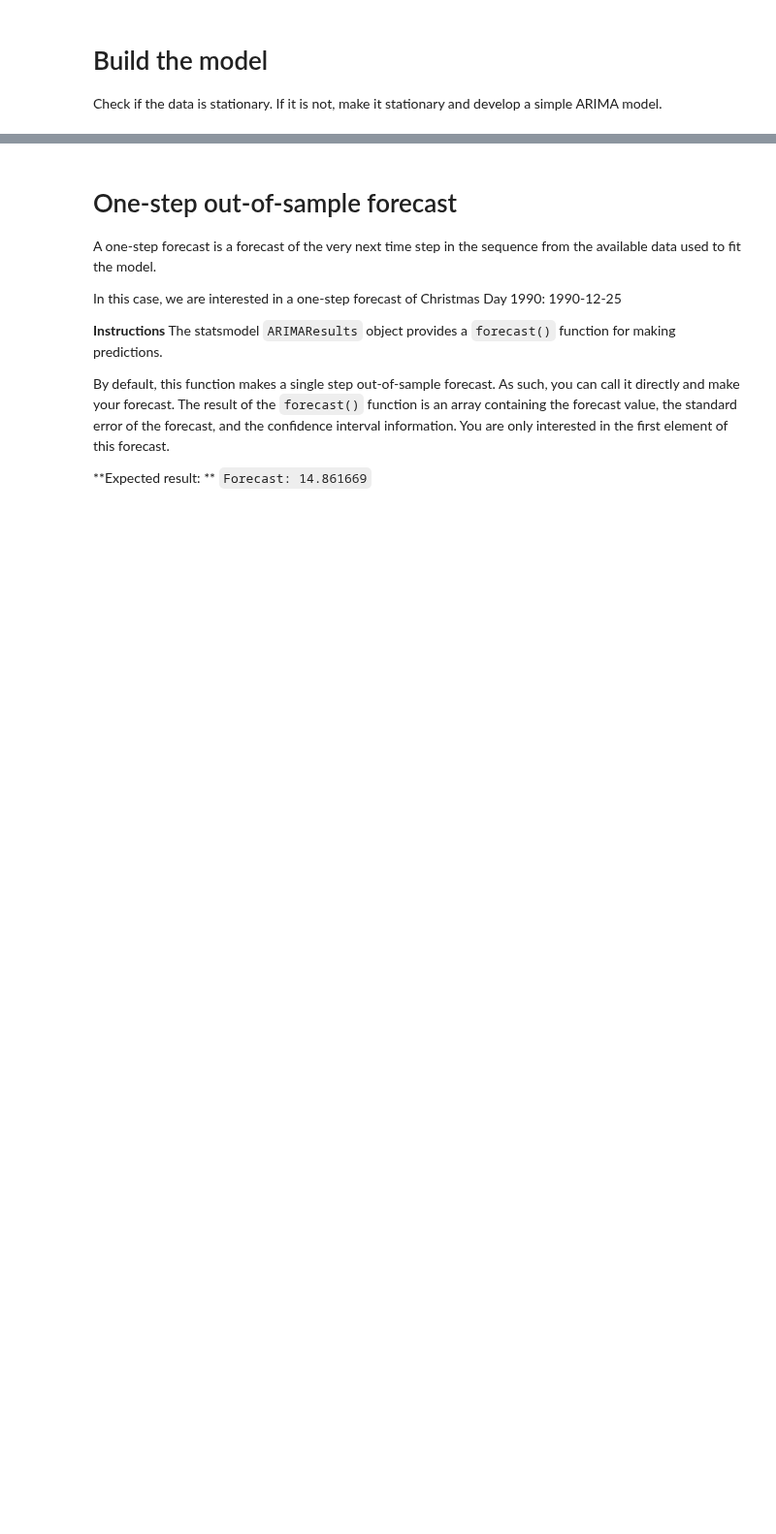
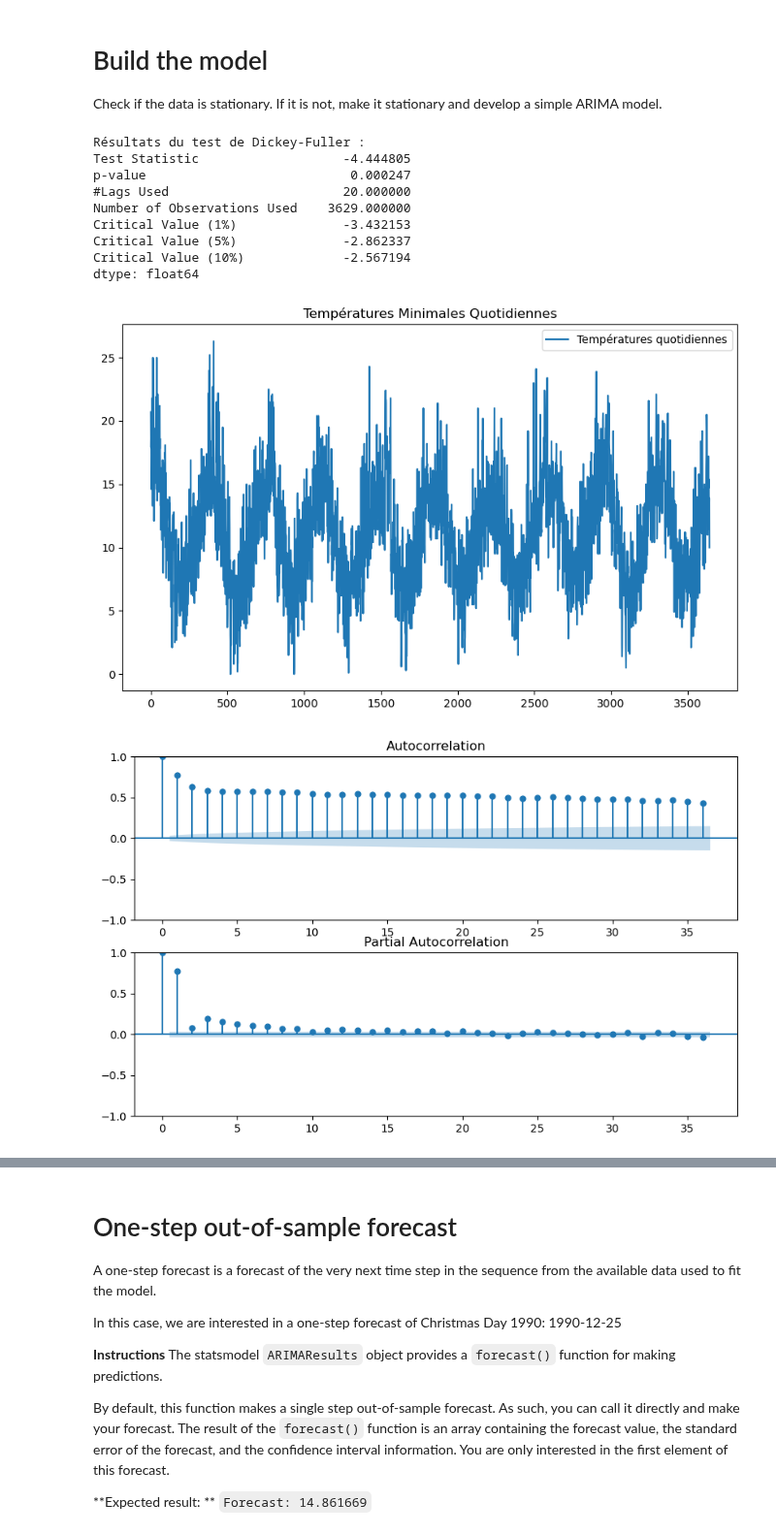
Before and after one commit to bigmoletos/WildCodeSchool_formation_IA_nov2023, a Jupyter notebook: quêtes/Semaine12/FD_time_serie_Intro_ARIMA.ipynb, the cells around one changed output, grey strips where cells are left out. Shown at 97% size. Saved outputs shown, nothing was run; the diff lists cells and outputs as text; code cells hidden in the pictures; blank space fills up the shorter version.

Commit message:
quete serie temporelle meteo

```diff
--- a/quêtes/Semaine12/FD_time_serie_Intro_ARIMA.ipynb
+++ b/quêtes/Semaine12/FD_time_serie_Intro_ARIMA.ipynb
@@ -57,7 +73,7 @@ def telecharger_et_charger_fichier(url, dossier_destination=None):
         # Déterminer l'extension du fichier et charger dans un DataFrame
         extension = nom_fichier.split('.')[-1].lower()
         if extension in ['csv', 'txt']:
-            df_original = pd.read_csv(chemin_complet, encoding='utf-8', header=0, index_col=0)
+            df_original = pd.read_csv(chemin_complet, encoding='utf-8')
         elif extension == 'json':
             df_original = pd.read_json(chemin_complet, encoding='utf-8', orient='records')
         elif extension == 'xlsx':
@@ -102,0 +101,2 @@ Date
+# %%
+df=df_original.copy()
@@ -118,0 +159,13 @@ Specifically 1990-12-25 to 1990-12-31
+# %%
+# En supposant que df est votre DataFrame original
+from datetime import datetime
+# Convertir l'index en datetime si ce n'est pas déjà le cas
+df.Date = pd.to_datetime(df.Date)
+
+# Diviser le jeu de données
+train_df = df[df.Date < '1990-12-25']
+test_df = df[df.Date >= '1990-12-25']
+
+# Enregistrer dans des fichiers
+train_df.to_csv('dataset.csv', encoding='utf-8')
+test_df.to_csv('validation.csv', encoding='utf-8')
@@ -123,0 +202,59 @@ Check if the data is stationary. If it is not, make it stationary and develop a
+# %%
+# Your code here
+import pandas as pd
+from statsmodels.tsa.stattools import adfuller
+import matplotlib.pyplot as plt
+from statsmodels.graphics.tsaplots import plot_acf, plot_pacf
+from statsmodels.tsa.arima.model import ARIMA
+
+serie_temporelle = train_df['Temp']
+
+# Test de stationnarité avec ADF
+def test_stationarity(timeseries):
+    print('Résultats du test de Dickey-Fuller :')
+    train_df = adfuller(timeseries, autolag='AIC')
+    dfoutput = pd.Series(train_df[0:4], index=['Test Statistic', 'p-value', '#Lags Used', 'Number of Observations Used'])
+    for key, value in train_df[4].items():
+        dfoutput['Critical Value (%s)' % key] = value
+    print(dfoutput)
+
+# Appel de la fonction test_stationarity sur vos données
+test_stationarity(df['Temp'])
+
+# Visualisation de la série temporelle
+plt.figure(figsize=(10, 6))
+plt.plot(train_df['Temp'], label='Températures quotidiennes')
+plt.title('Températures Minimales Quotidiennes')
+plt.legend()
+plt.show()
+
+# Visualisation de l'autocorrélation et de l'autocorrélation partielle
+fig, ax = plt.subplots(2, figsize=(10, 6))
+plot_acf(train_df['Temp'], ax=ax[0])
+plot_pacf(train_df['Temp'], ax=ax[1])
+plt.show()
+
+# Différenciation pour rendre la série stationnaire
+df_diff = train_df['Temp'].diff().dropna()
+
+# Test de stationnarité après différenciation
+test_stationarity(df_diff)
+
+# Visualisation de la série différenciée
+plt.figure(figsize=(10, 6))
+plt.plot(df_diff, label='Températures après différenciation')
+plt.title('Températures Minimales Quotidiennes Après Différenciation')
+plt.legend()
+plt.show()
+# %% [output]
+Résultats du test de Dickey-Fuller :
+Test Statistic                   -4.444805
+p-value                           0.000247
+#Lags Used                       20.000000
+Number of Observations Used    3629.000000
+Critical Value (1%)              -3.432153
+Critical Value (5%)              -2.862337
+Critical Value (10%)             -2.567194
+dtype: float64
+[figure, added]
+[figure, added]
```
Also changed, not shown: parts of 20 cells of this notebook, 3 other files.
